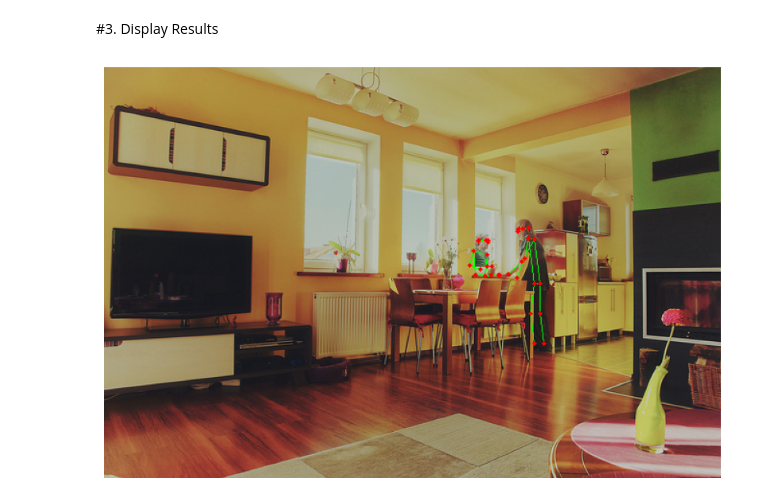
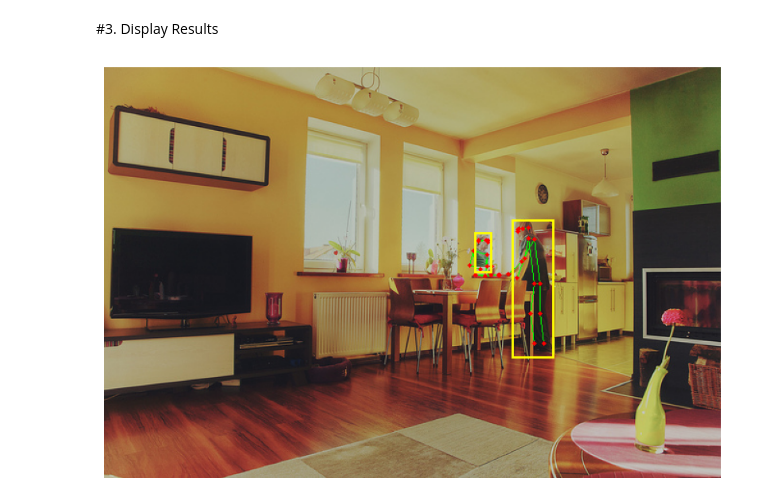
Before and after one commit to jiu-jitsu-auto-scoring/model, a Jupyter notebook: src/D-DETR_ViTPose_Image_Demo.ipynb, the cells around one changed output. Drawn from its saved outputs; the diff is of its cells as text; code cells hidden in the pictures.

Commit message:
Added person_boxes rendering

```diff
--- a/src/D-DETR_ViTPose_Image_Demo.ipynb
+++ b/src/D-DETR_ViTPose_Image_Demo.ipynb
@@ -149,31 +148,36 @@ scores = torch.stack([pose_result['scores'] for pose_result in image_pose_result
 
 key_points = sv.KeyPoints(
     xy=xy, confidence=scores
 )
 
 edge_annotator = sv.EdgeAnnotator(
     color=sv.Color.GREEN,
     thickness=1
 )
 vertex_annotator = sv.VertexAnnotator(
     color=sv.Color.RED,
     radius=2
 )
 annotated_frame = edge_annotator.annotate(
     scene=image.copy(),
     key_points=key_points
 )
 annotated_frame = vertex_annotator.annotate(
     scene=annotated_frame,
     key_points=key_points
 )
 
 import matplotlib.pyplot as plt
 
 # Display the annotated image
 plt.figure(figsize=(10, 10))
 plt.imshow(annotated_frame)
 plt.axis('off')
+# Display boxes
+for box in person_boxes:
+  x, y, w, h = box
+  rect = plt.Rectangle((x, y), w, h, fill=False, edgecolor='yellow', linewidth=2)
+  plt.gca().add_patch(rect)
 plt.show()
 # %% [output]
-[figure, old version]
+[figure, new version]
```
Also changed, not shown: parts of 1 cell of this notebook.
